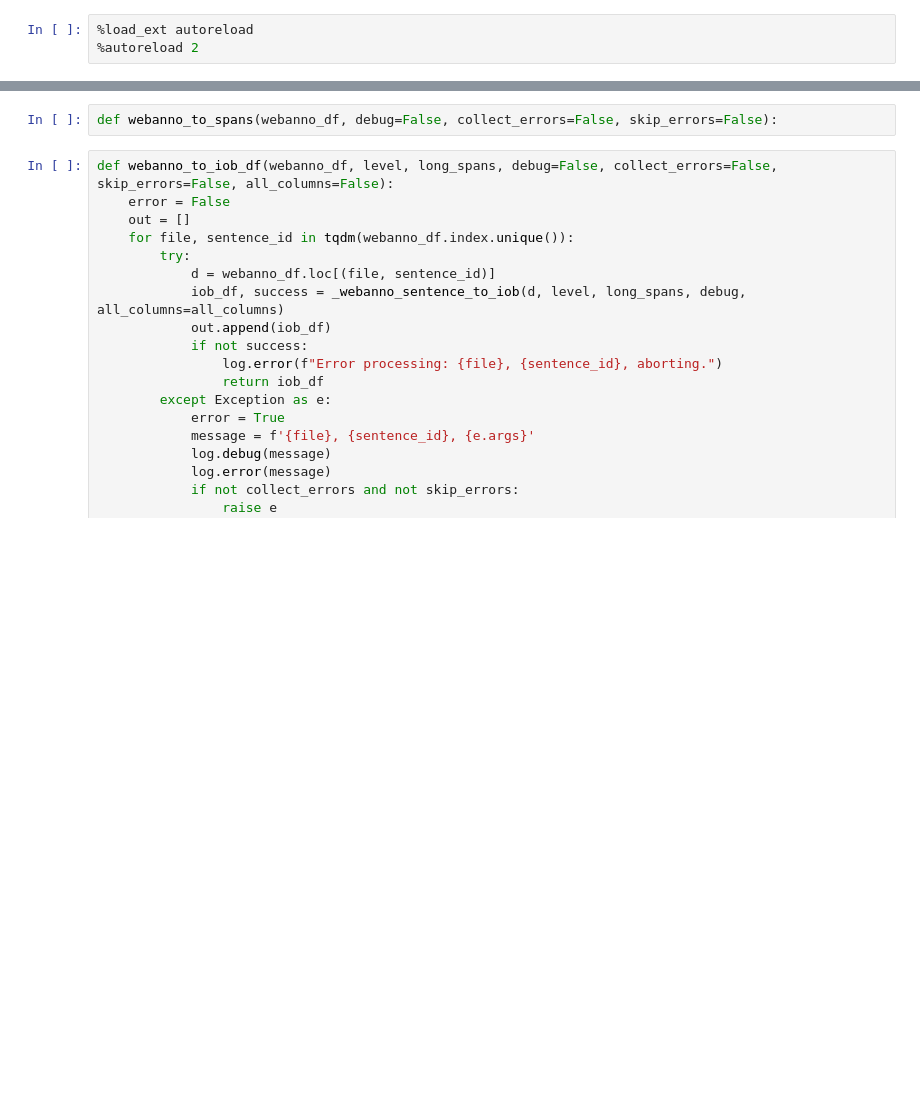
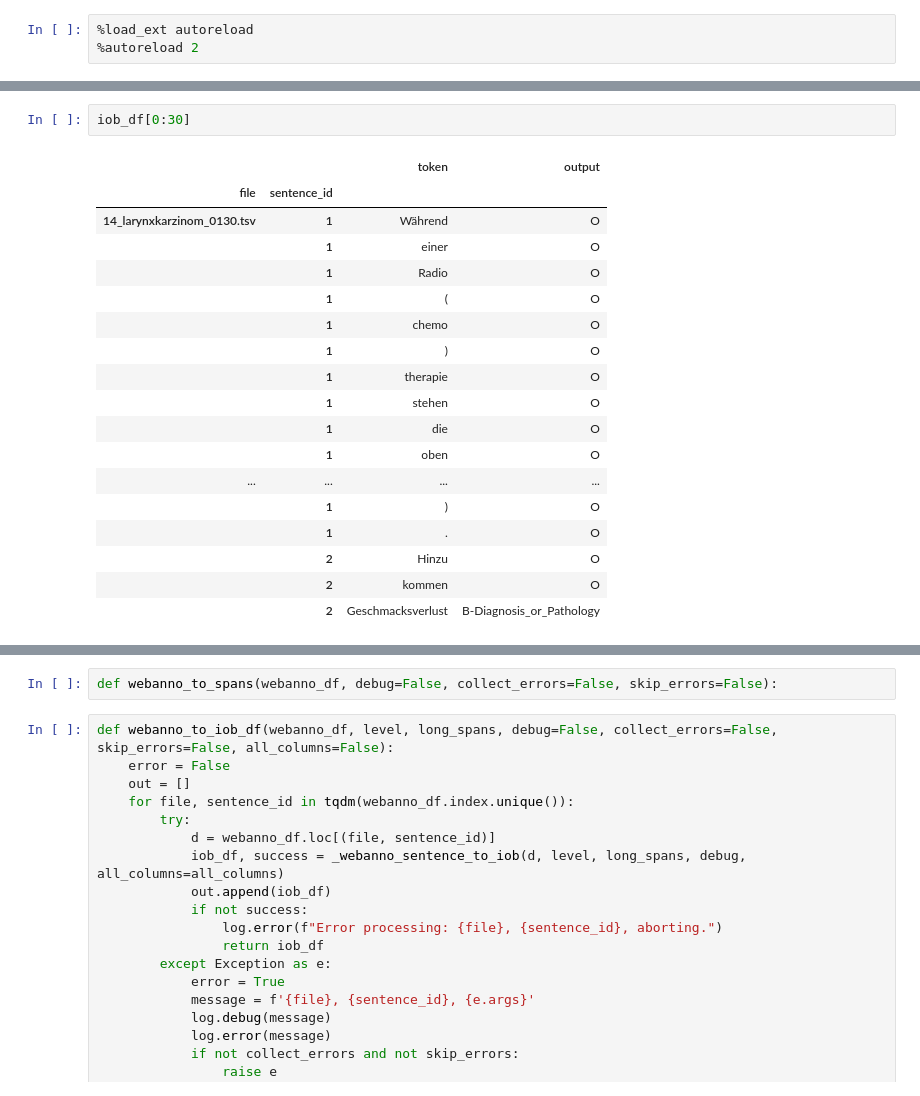
Before and after one commit to hpi-dhc/ggponc_annotation, a Jupyter notebook: util/ConvertSpacy.ipynb, the cells around one changed output, grey strips where cells are left out. Drawn from its saved outputs; the diff is of its cells as text; blank space fills up the shorter version.

```diff
--- a/util/ConvertSpacy.ipynb
+++ b/util/ConvertSpacy.ipynb
@@ -214,0 +87,21 @@ Exception: Stuck expanding sections
+# %%
+iob_df[0:30]
+# %% [output]
+|  |  | token | output |
+| file | sentence_id |  |  |
+| 14_larynxkarzinom_0130.tsv | 1 | Während | O |
+|  | 1 | einer | O |
+|  | 1 | Radio | O |
+|  | 1 | ( | O |
+|  | 1 | chemo | O |
+|  | 1 | ) | O |
+|  | 1 | therapie | O |
+|  | 1 | stehen | O |
+|  | 1 | die | O |
+|  | 1 | oben | O |
+| ... | ... | ... | ... |
+|  | 1 | ) | O |
+|  | 1 | . | O |
+|  | 2 | Hinzu | O |
+|  | 2 | kommen | O |
+|  | 2 | Geschmacksverlust | B-Diagnosis_or_Pathology |
```
Also changed, not shown: parts of 34 cells of this notebook, 4 other files.
